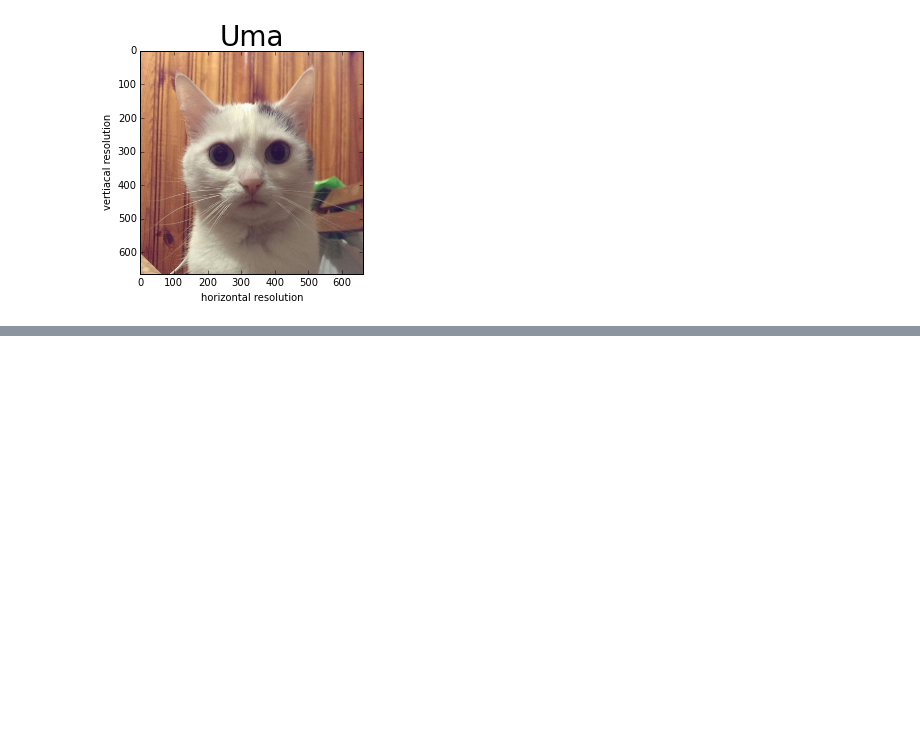
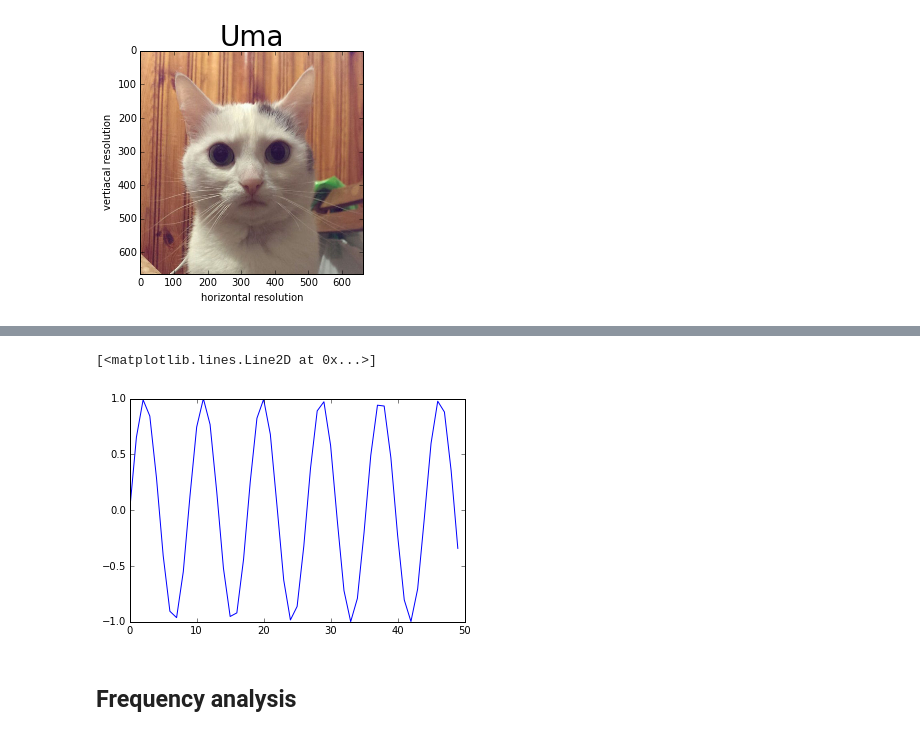
Before and after one commit to Ch00k/jupyter_numpy_overview, a Jupyter notebook: jupyter_numpy_overview.ipynb, the cells around one changed output, grey strips where cells are left out. Saved outputs shown, nothing was run; the diff lists cells and outputs as text; code cells hidden in the pictures; blank space fills up the shorter version.

Commit message:
Add sinewave and video sections. Add .venv file

```diff
--- a/jupyter_numpy_overview.ipynb
+++ b/jupyter_numpy_overview.ipynb
@@ -452,0 +449,7 @@ plt.show()
+# %%
+duration = 5  # seconds
+samplerate = 44100  # samples per second, Hertz
+num_channels = 1
+samples_distribution = np.linspace(0, duration, duration * samplerate)
+print('START\n{0}'.format(samples_distribution[:50]))
+print('END\n{0}'.format(samples_distribution[-50:]))
@@ -452,0 +474,6 @@ plt.show()
+# %%
+frequencies_config = [(5000, 1)]
+sinewave_data = np.zeros(samples_distribution.size)
+for freq, amp in frequencies_config:
+    sinewave_data += (np.sin(2 * np.pi * freq * samples_distribution) * amp)
+sinewave_data[:50]
@@ -452,0 +491,5 @@ plt.show()
+# %%
+plt.plot(sinewave_data[:50])
+# %% [output]
+[<matplotlib.lines.Line2D at 0x...>]
+[figure, added]
@@ -452,0 +499,2 @@ plt.show()
+# %% [markdown]
+## Frequency analysis
```
Also changed, not shown: parts of 32 cells of this notebook, 1 other file.
